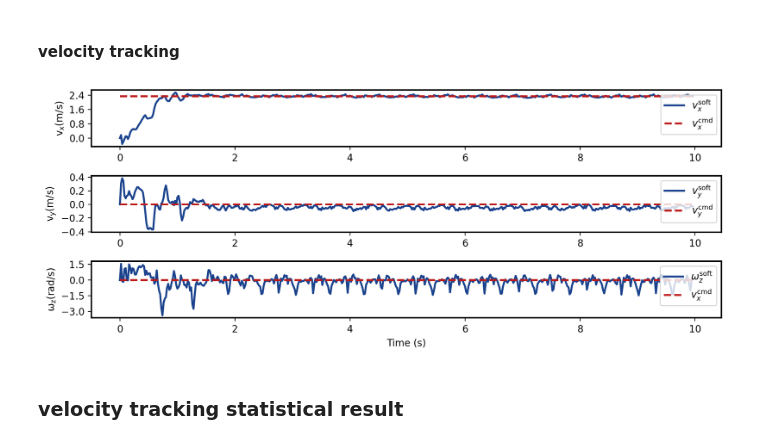
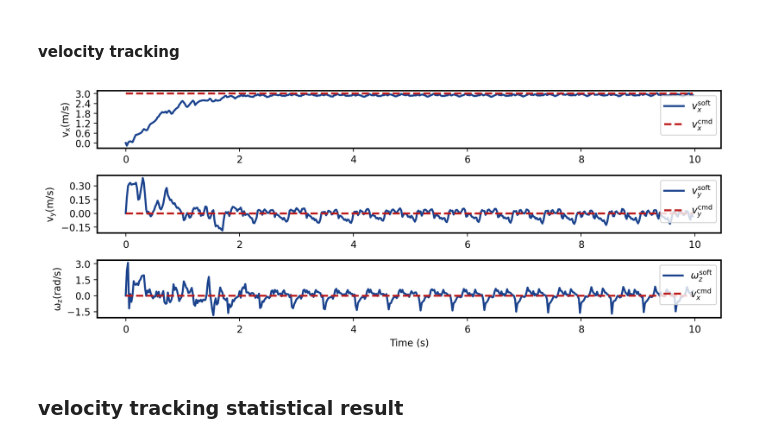
Before and after one commit to jnskkmhr/IsaacLab, a Jupyter notebook: scripts/reinforcement_learning/rsl_rl/plot.ipynb, the cells around one changed output. Cells and saved outputs as stored; diff of their text form; code cells hidden in the pictures.

```diff
--- a/scripts/reinforcement_learning/rsl_rl/plot.ipynb
+++ b/scripts/reinforcement_learning/rsl_rl/plot.ipynb
@@ -57,7 +57,8 @@ mpl.rcParams.update({
 
 # G1 29dof running
 DATA_ROOT = Path(os.path.realpath('__file__')).parent.parent.parent.parent / "logs" / "rsl_rl/g1_running_flat_soft"
-data_dir = DATA_ROOT / "2025-12-09_02-18-24_g1_running_flat_soft" / "logs"
+# data_dir = DATA_ROOT / "2025-12-09_02-18-24_g1_running_flat_soft" / "logs"
+data_dir = DATA_ROOT / "2025-12-10_00-50-18_g1_running_flat_soft" / "logs"
 
 # T1 23dof
 
@@ -269,36 +270,36 @@ ax.plot(t[t_range], soft_contact_data["velocity_commands"][ENV_ID, t_range, 0],
 ax.legend(loc="upper right")
 # ax.set_xlabel("Time (s)")
 ax.set_ylabel(r"$\mathrm{v_x} (\mathrm{m/s})$")
-ax.yaxis.set_major_locator(plt.MaxNLocator(5))
+ax.yaxis.set_major_locator(plt.MaxNLocator(6))
 
 
 # vy
 ax = axs[1]
 ax.plot(t[t_range], soft_contact_data["base_lin_vel"][ENV_ID, t_range, 1], label=r"$v_y^\text{soft}$", color=colors[0])
 ax.plot(t[t_range], soft_contact_data["velocity_commands"][ENV_ID, t_range, 1], '--', label=r"$v_y^\text{cmd}$", color=colors[2])
 # axs.plot(t[t_range], hard_contact_data["base_lin_vel"][ENV_ID, t_range, 1], label=r"$v_y^\text{hard}$", color=colors[0])
 # axs.plot(t[t_range], hard_contact_data["velocity_commands"][ENV_ID, t_range, 1], '--', label=r"$v_y^\text{cmd}$", color="#126D1E")
 ax.legend(loc="upper right")
 # ax.set_xlabel("Time (s)")
 ax.set_ylabel(r"$\mathrm{v_y} (\mathrm{m/s})$")
 ax.yaxis.set_major_locator(plt.MaxNLocator(5))
 
 # wz
 ax = axs[2]
 ax.plot(t[t_range], soft_contact_data["base_ang_vel"][ENV_ID, t_range, 2], label=r"$\omega_z^\text{soft}$", color=colors[0])
 ax.plot(t[t_range], soft_contact_data["velocity_commands"][ENV_ID, t_range, 2], '--', label=r"$v_x^\text{cmd}$", color=colors[2])
 # ax.plot(t[t_range], hard_contact_data["base_ang_vel"][ENV_ID, t_range, 2], label=r"$\omega_z^\text{hard}$", color=colors[1])
 # ax.plot(t[t_range], hard_contact_data["velocity_commands"][ENV_ID, t_range, 2], '--', label=r"$\omega_z^\text{cmd}$", color="#126D1E")
 ax.legend(loc="upper right")
 ax.set_xlabel("Time (s)")
 ax.set_ylabel(r"$\mathrm{\omega_z} (\mathrm{rad/s})$")
 ax.yaxis.set_major_locator(plt.MaxNLocator(5))
 
 fig.tight_layout()
 plt.savefig("g1_run_sand.pdf")
 plt.show()
 # %% [output]
-[figure, old version]
+[figure, new version]
 # %% [markdown]
 ### velocity tracking statistical result
 # %%
```
Also changed, not shown: parts of 1 cell of this notebook, 15 other files.
